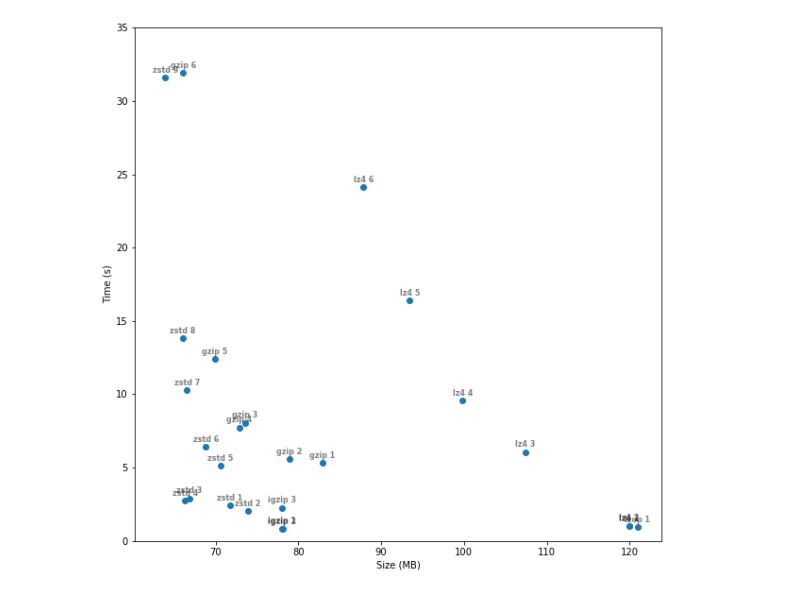
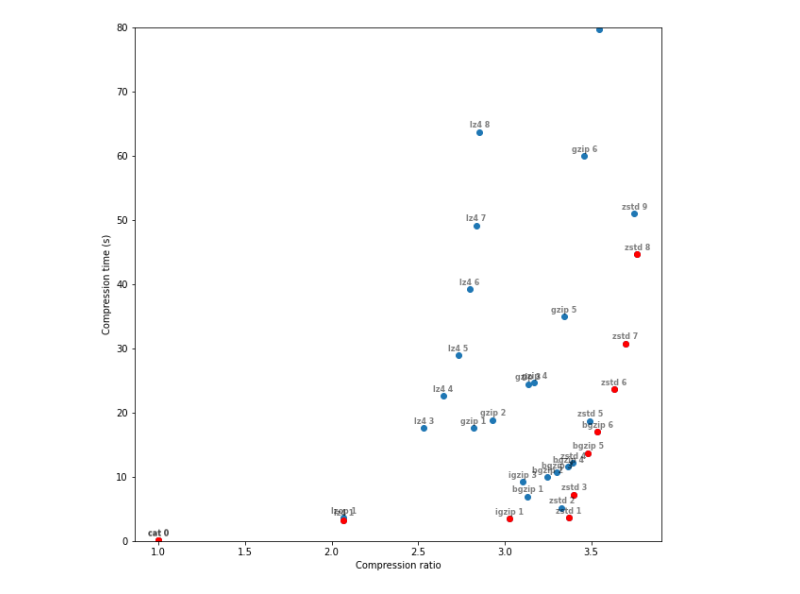
Before and after one commit to marcelm/compression, a Jupyter notebook: plotresults.ipynb, the cells around one changed output. Saved outputs shown, nothing was run; the diff lists cells and outputs as text; code cells hidden in the pictures.

```diff
--- a/plotresults.ipynb
+++ b/plotresults.ipynb
@@ -29,21 +6,48 @@ df
-# %%
-df = df.loc[(df["program"] != "lzop") | (df["level"] == 1)]
-# %%
-fig, ax = plt.subplots(figsize=(10, 10))
-ax.set_ylim(0, 35)
-ax.set_xlabel("Size (MB)")
-ax.set_ylabel("Time (s)")
-ax.scatter(df["size"] / 1E6, df["time"])
-for size, time, lev, prog in list(zip(df["size"], df["time"], df["level"], df["program"])):
-    text = ax.annotate(
-        f"{prog} {lev}",
-        xy=(size / 1E6, time+.5),
-        clip_on=True,
-        fontsize=8,
-        weight='heavy',
-        horizontalalignment='center',
-        verticalalignment='center',
-    )
-    text.set_alpha(0.5)
-# %% [output]
-[figure, removed]
+# %%
+def read_table(path):
+    df = pd.read_table(path, sep="\t",  names=["program", "level", "size", "time"])
+    original_size = df[df["program"] == "cat"]["size"].loc[0]
+    df["ratio"] = original_size / df["size"]
+
+    # exclude igzip and lz4 compression level 2 as these are nearly
+    # identical to the respective compression level 1
+    df = df.loc[(df["program"] != "igzip") | (df["level"] != 2)]
+    df = df.loc[(df["program"] != "lz4") | (df["level"] != 2)]
+
+    # A parameter combination (ratio and time) is Pareto optimal if
+    # there is no other combination that is better in *both*
+    # criteria.
+    is_pareto_optimal = []
+    for ratio, time in list(zip(df["ratio"], df["time"])):
+        is_pareto_optimal.append(len(df[(df["ratio"] > ratio) & (df["time"] < time)]) == 0)
+    df["pareto_optimal"] = is_pareto_optimal
+    return df
+
+
+def plot_table(df, outpath=None, ymax=None):
+    fig, ax = plt.subplots(figsize=(10, 10))
+    if ymax:
+        ax.set_ylim(0, ymax)
+    ax.set_xlabel("Compression ratio")
+    ax.set_ylabel("Compression time (s)")
+    ax.scatter(df["ratio"], df["time"])
+    opt = df[df["pareto_optimal"]]
+    ax.scatter(opt["ratio"], opt["time"], color="red")
+    for ratio, time, lev, prog in list(zip(df["ratio"], df["time"], df["level"], df["program"])):
+        text = ax.annotate(
+            f"{prog} {lev}",
+            xy=(ratio, time + 1),
+            clip_on=True,
+            fontsize=8,
+            weight='heavy',
+            horizontalalignment='center',
+            verticalalignment='center',
+        )
+        text.set_alpha(0.5)
+    if outpath:
+        fig.savefig(outpath)
+
+df = read_table("results.SRR020285.darnule.tab")
+plot_table(df, ymax=80)
+# %% [output]
+[figure, added]
```
Also changed, not shown: parts of 5 cells of this notebook, 2 other files.
